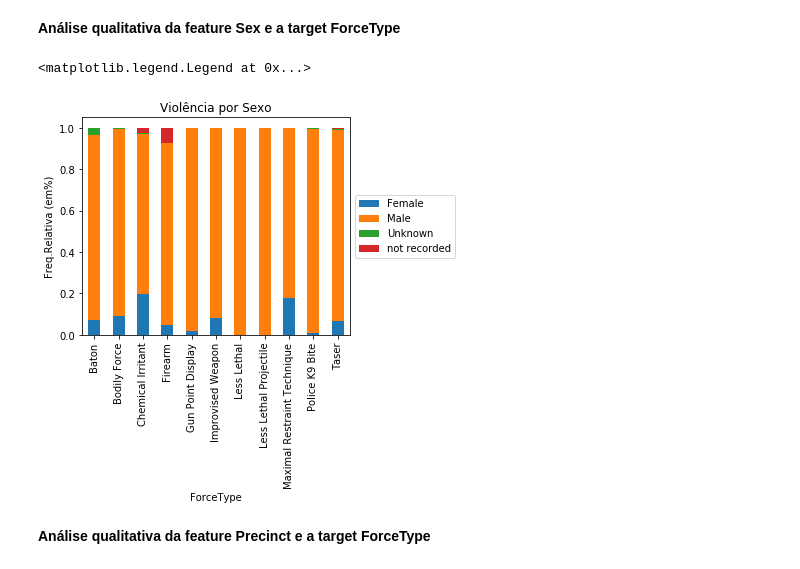
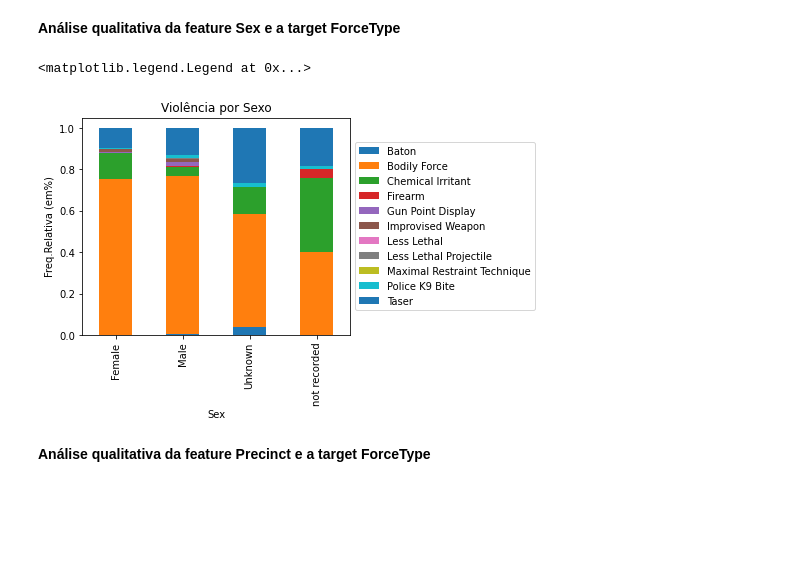
Before and after one commit to ivanabb2/CDados-Projeto-2, a Jupyter notebook: archive/use_of_force_read.ipynb, the cells around one changed output. Cells and saved outputs as stored; diff of their text form; code cells hidden in the pictures; blank space fills up the shorter version.

```diff
--- a/archive/use_of_force_read.ipynb
+++ b/archive/use_of_force_read.ipynb
@@ -344,20 +344,20 @@ O gráfico permite entender que os negros são os mais atingidos pela violência
 **Análise qualitativa da feature Sex e a target ForceType**
 # %%
 #Analisando a frequência do tipo de violência (target ForceType) considerando Sexo (feature Sex):
-cross = pd.crosstab(police2["ForceType"], police2["Sex"], normalize="index")
+cross = pd.crosstab(police2["Sex"], police2["ForceType"], normalize="index")
 plot = cross.plot(kind='bar', stacked=True,title='Violência por Sexo')
 plt.ylabel('Freq.Relativa (em%)')
 
 
 
 #Para legenda ficar fora do gráfico
 ax = plt.subplot(111)
 box = ax.get_position()
 ax.set_position([box.x0, box.y0, box.width * 0.8, box.height])
 ax.legend(loc='center left', bbox_to_anchor=(1, 0.5))
 # %% [output]
 <matplotlib.legend.Legend at 0x...>
-[figure, old version]
+[figure, new version]
 # %% [markdown]
 **Análise qualitativa da feature Precinct e a target ForceType**
 # %%
```
Also changed, not shown: parts of 24 cells of this notebook.
